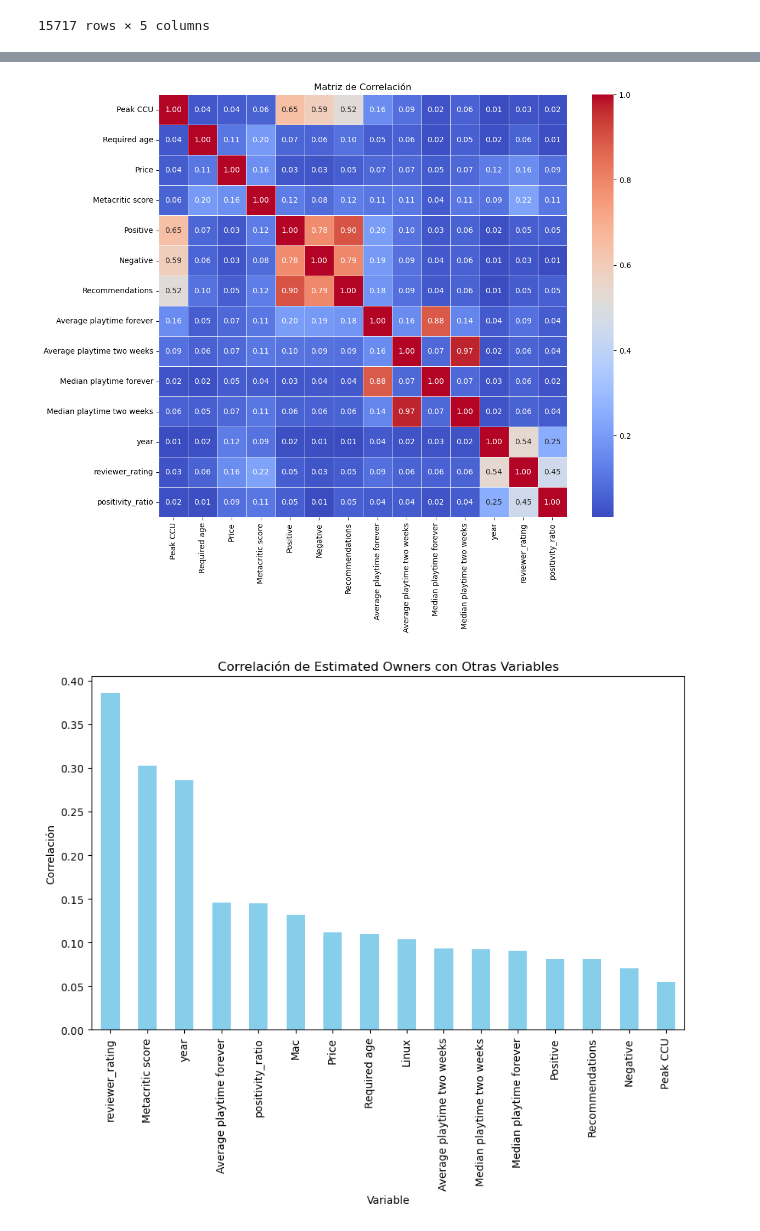
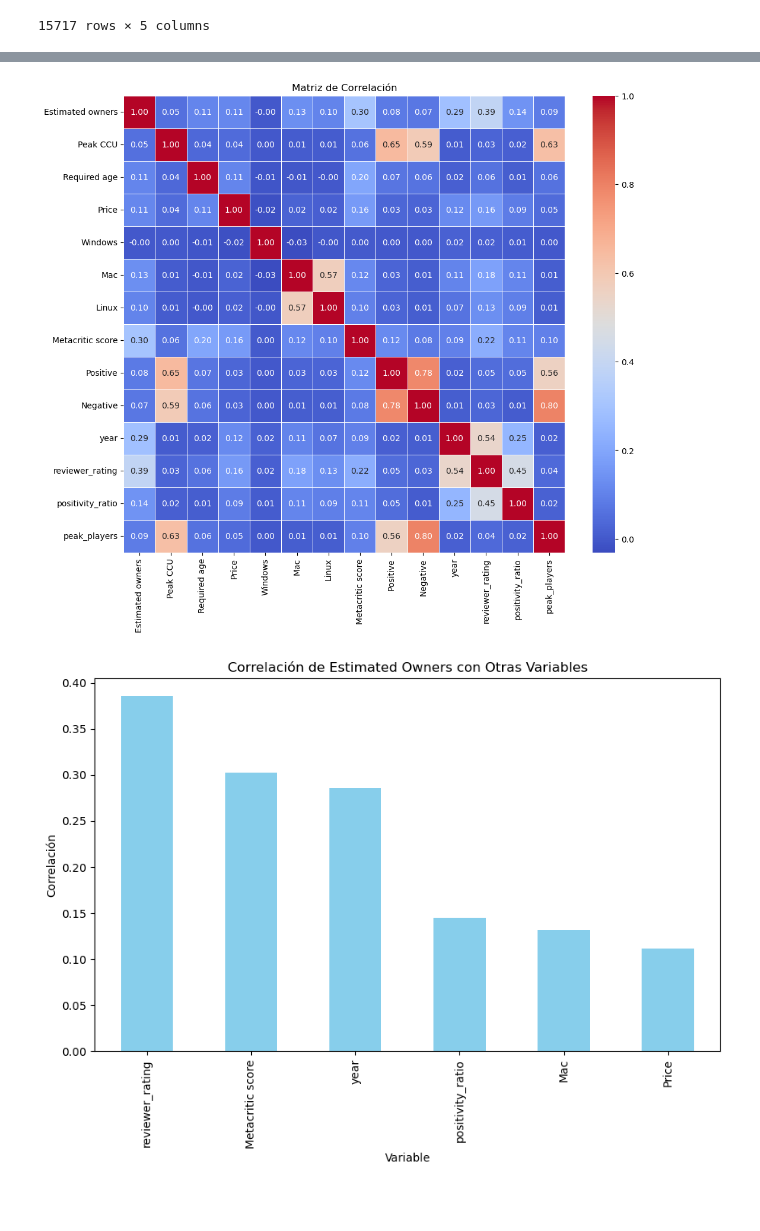
Before and after one commit to VicenteA18UCN/IDS_PROJECT, a Jupyter notebook: ORDEN.ipynb, the cells around one changed output, grey strips where cells are left out. Cells and saved outputs as stored; diff of their text form; code cells hidden in the pictures; blank space fills up the shorter version.

```diff
--- a/ORDEN.ipynb
+++ b/ORDEN.ipynb
@@ -106,26 +107,38 @@ Este código realiza los pasos iniciales de carga y preprocesamiento de datos:
 
 4. Elimina las columnas listadas en la lista `exclude` del DataFrame. El DataFrame resultante, `games_crop`, contiene solo las columnas en las que estamos interesados para nuestro análisis.
 # %%
+# Lee el primer archivo CSV
 games_df = pd.read_csv('games.csv')
-# Lee el nuevo archivo CSV
+
+# Lee el segundo archivo CSV
 additional_data_df = pd.read_csv('dataset.csv')
 
-# Supongamos que 'id' en tu nuevo conjunto de datos se corresponde con 'AppID' en tu conjunto de datos original
 # Combina ambos conjuntos de datos utilizando la columna 'AppID' como clave
-merged_df = pd.merge(games_df, additional_data_df[['id', 'year', 'reviewer_rating','positivity_ratio']], left_on='AppID', right_on='id', how='left')
+merged_df = pd.merge(games_df, additional_data_df[['id', 'year', 'reviewer_rating', 'positivity_ratio']], left_on='AppID', right_on='id', how='left')
 
 # Llena los valores nulos en las columnas relevantes con cero
 merged_df['year'] = merged_df['year'].fillna(0)
 merged_df['reviewer_rating'] = merged_df['reviewer_rating'].fillna(0)
-
 merged_df['positivity_ratio'] = merged_df['positivity_ratio'].fillna(0)
 
+# Lee el tercer archivo CSV
+release_data_df = pd.read_csv('games-release-ALL.csv')
+
+# Extrae el AppID de la columna 'link' y conviértelo a int64
+release_data_df['AppID'] = release_data_df['link'].str.extract(r'/app/(\d+)/').astype('float64').astype('Int64')
+
+# Combina ambos conjuntos de datos utilizando la columna 'AppID' como clave
+final_merged_df = pd.merge(merged_df, release_data_df[['AppID', 'peak_players']], on='AppID', how='left')
+
+# Convierte la columna 'peak_players' a tipo entero
+final_merged_df['peak_players'] = final_merged_df['peak_players'].str.replace(',', '').fillna(0).astype(int)
 
 # Puedes eliminar las columnas 'id' y 'AppID' si no las necesitas más
-merged_df = merged_df.drop(['id', 'AppID'], axis=1)
+final_merged_df = final_merged_df.drop(['id', 'AppID'], axis=1)
 
-exclude = ['Name', 'Release date', 'About the game', 'Publishers','DLC count','Achievements', 'Supported languages','Header image', 'Website','Categories', 'Tags','Support url', 'Developers', 'Support email', 'Metacritic url', 'Notes',  'Genres', 'Screenshots', 'Movies',  'Reviews', 'Full audio languages', 'User score',  'Movies',  'Score rank', 'Windows']
-games_crop = merged_df.drop(exclude, axis=1)
+exclude = ['Name', 'Release date','Average playtime forever' , 'Median playtime forever','Average playtime two weeks', 'Median playtime two weeks', 'About the game', 'Publishers', 'DLC count', 'Achievements', 'Supported languages', 'Header image', 'Website', 'Categories', 'Tags', 'Support url', 'Developers', 'Support email', 'Metacritic url', 'Notes', 'Genres', 'Screenshots', 'Movies', 'Reviews', 'Full audio languages', 'User score', 'Movies', 'Score rank', 'Recommendations', 'Windows']
+games_crop = final_merged_df.drop(exclude, axis=1)
+print(games_crop.head())
 # %% [output]
   Estimated owners  Peak CCU  Required age  Price    Mac  Linux  \
 0        0 - 20000         0             0  19.99  False  False
@@ -286,20 +299,25 @@ plt.show()
 # %%
+
 # Crear una copia del DataFrame original
 games_crop_numeric = games_crop.copy()
 
-# Eliminar las columnas no numéricas
-games_crop_numeric = games_crop_numeric.select_dtypes(include=[np.number])
+# Inicializar el LabelEncoder
+le = LabelEncoder()
+
+# Ajustar y transformar la columna 'estimated_owners' con LabelEncoder
+games_crop_numeric['Estimated owners'] = le.fit_transform(games_crop_numeric['Estimated owners'])
+
 
 # Calcular la matriz de correlación
 correlation_matrix = games_crop_numeric.corr()
 
 # Crear un mapa de calor
 plt.figure(figsize=(12, 10))
 sns.heatmap(correlation_matrix, annot=True, cmap="coolwarm", fmt=".2f", linewidths=.5)
 plt.title('Matriz de Correlación')
 plt.show()
 # %% [output]
-[figure, old version]
+[figure, new version]
 # %%
 # Crear una copia del DataFrame original
 games_crop_numeric = games_crop.copy()
@@ -312,6 +330,7 @@ games_crop_numeric['Estimated owners'] = le.fit_transform(games_crop_numeric['Es
 
 # Calcular la correlación de 'Estimated owners' con otras variables
 correlation_with_owners = games_crop_numeric.corr()['Estimated owners'].sort_values(ascending=False)
+print(correlation_with_owners)
 # Crear un gráfico de barras
 plt.figure(figsize=(10, 6))
 correlation_with_owners.drop('Estimated owners').plot(kind='bar', color='skyblue')
@@ -320,4 +339,4 @@ plt.xlabel('Variable')
 plt.ylabel('Correlación')
 plt.show()
 # %% [output]
-[figure, old version]
+[figure, new version]
```
Also changed, not shown: parts of 8 cells of this notebook, 3 other files.
